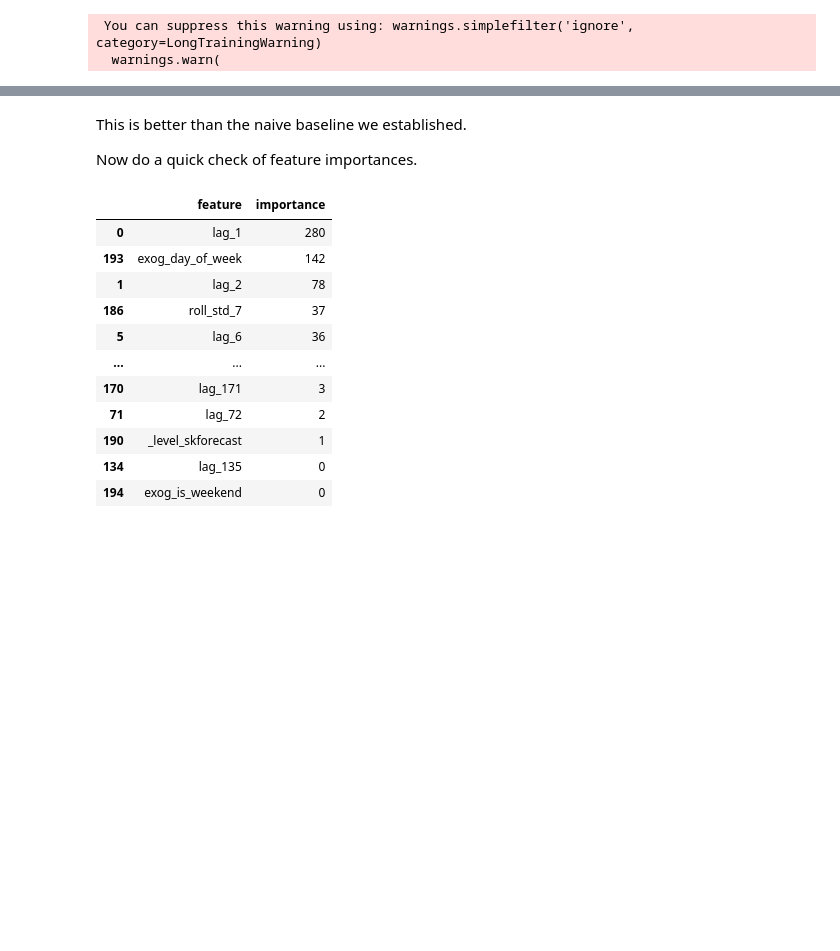
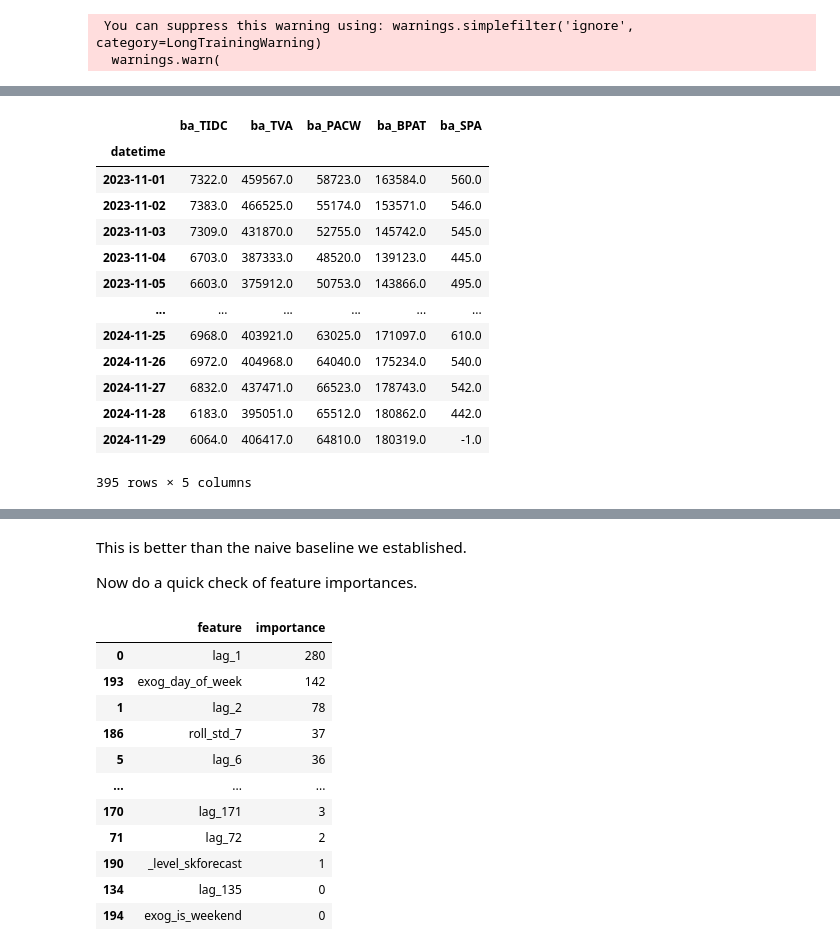
Before and after one commit to d-lazenby/energy-demand-forecasting, a Jupyter notebook: notebooks/05_lgbm_model.ipynb, the cells around one changed output, grey strips where cells are left out. Saved outputs shown, nothing was run; the diff lists cells and outputs as text; code cells hidden in the pictures; blank space fills up the shorter version.

```diff
--- a/notebooks/05_lgbm_model.ipynb
+++ b/notebooks/05_lgbm_model.ipynb
@@ -82,0 +109,17 @@ metrics[metrics['levels'] == 'average']
+# %%
+data_test[sampled_bas]
+# %% [output]
+|  | ba_TIDC | ba_TVA | ba_PACW | ba_BPAT | ba_SPA |
+| datetime |  |  |  |  |  |
+| 2023-11-01 | 7322.0 | 459567.0 | 58723.0 | 163584.0 | 560.0 |
+| 2023-11-02 | 7383.0 | 466525.0 | 55174.0 | 153571.0 | 546.0 |
+| 2023-11-03 | 7309.0 | 431870.0 | 52755.0 | 145742.0 | 545.0 |
+| 2023-11-04 | 6703.0 | 387333.0 | 48520.0 | 139123.0 | 445.0 |
+| 2023-11-05 | 6603.0 | 375912.0 | 50753.0 | 143866.0 | 495.0 |
+| ... | ... | ... | ... | ... | ... |
+| 2024-11-25 | 6968.0 | 403921.0 | 63025.0 | 171097.0 | 610.0 |
+| 2024-11-26 | 6972.0 | 404968.0 | 64040.0 | 175234.0 | 540.0 |
+| 2024-11-27 | 6832.0 | 437471.0 | 66523.0 | 178743.0 | 542.0 |
+| 2024-11-28 | 6183.0 | 395051.0 | 65512.0 | 180862.0 | 442.0 |
+| 2024-11-29 | 6064.0 | 406417.0 | 64810.0 | 180319.0 | -1.0 |
+395 rows × 5 columns
```
Also changed, not shown: parts of 10 cells of this notebook.
